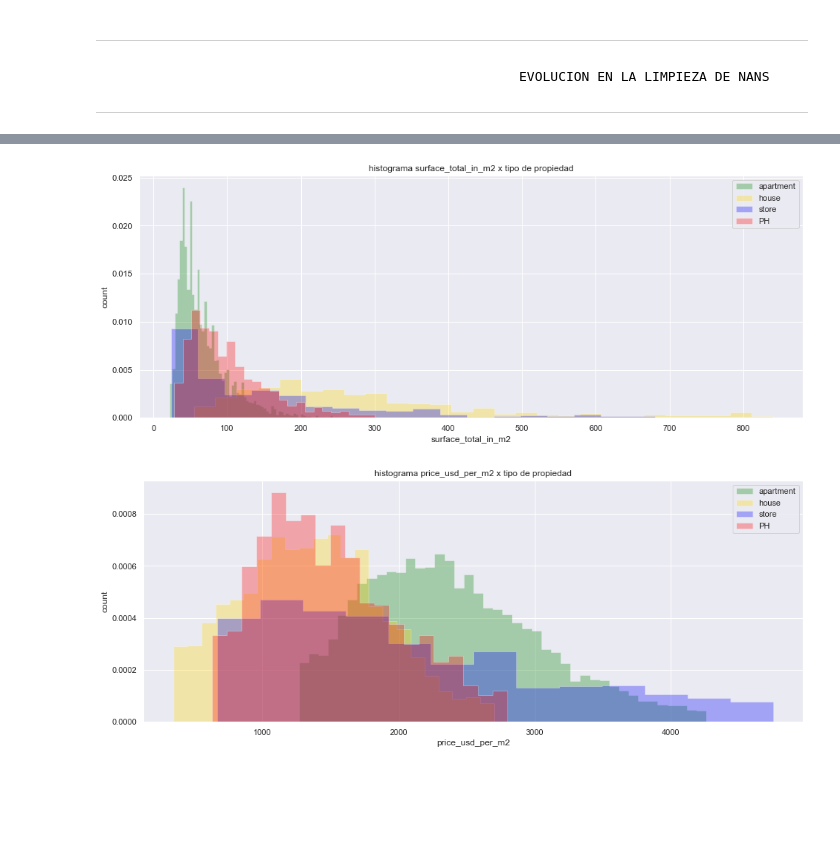
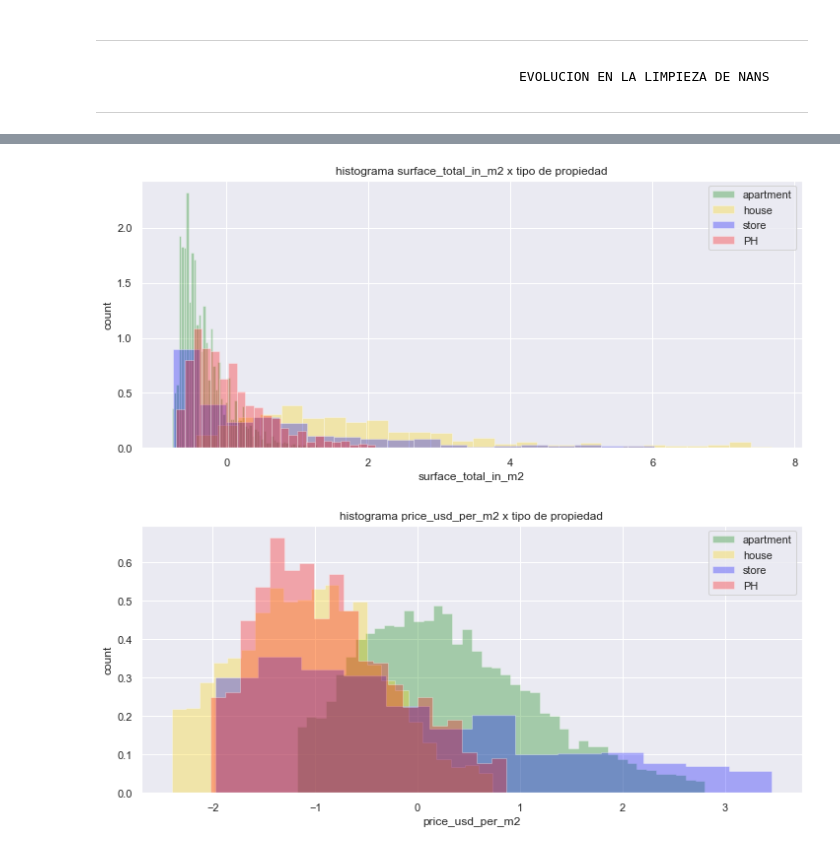
Before and after one commit to grupo4dhds/grupo4_git, a Jupyter notebook: workshop2_G4_main.ipynb, the cells around one changed output, grey strips where cells are left out. Saved outputs shown, nothing was run; the diff lists cells and outputs as text; code cells hidden in the pictures; blank space fills up the shorter version.

Commit message:
añadido: normalizacion y visualizacion

```diff
--- a/workshop2_G4_main.ipynb
+++ b/workshop2_G4_main.ipynb
@@ -846,0 +873,10 @@ data
+# %%
+serie_check = pd.Series({'property_type': 'house', 'state_name': 'Córdoba'})
+data = data.append(pd.DataFrame(serie_check).T)
+# la razón es que me queda una state_name sin un value de property_type y me molesta los labels ticks de visualizacion
+
+df = data_info(data, 'data')
+Dicto['data'] = df.to_dict(), data.to_dict()
+
+data.columns.name = 'data'
+data
@@ -882,0 +935,10 @@ data_norm
+# %%
+data_estandarizada = pd.DataFrame(data.iloc[:,:3])
+
+data_estandarizada['price_usd_per_m2'] = estandarizar(data, 'price_usd_per_m2')
+data_estandarizada['surface_total_in_m2'] = estandarizar(data, 'surface_total_in_m2')
+
+data_estandarizada['price'] = estandarizar(data, 'price')
+data_estandarizada['surface_covered_in_m2'] = estandarizar(data, 'surface_covered_in_m2')
+
+data_estandarizada
@@ -1108,36 +1096,32 @@ for i, propiedad in enumerate(list(data.property_type.unique())):
 # %%
-x1 = data[data.property_type == 'apartment']
-x2 = data[data.property_type == 'house']
-x3 = data[data.property_type == 'store']
-x4 = data[data.property_type == 'PH']
+x1 = data_estandarizada[data_estandarizada.property_type == 'apartment']
+x2 = data_estandarizada[data_estandarizada.property_type == 'house']
+x3 = data_estandarizada[data_estandarizada.property_type == 'store']
+x4 = data_estandarizada[data_estandarizada.property_type == 'PH']
 
-sns.set()
-fig = plt.figure(figsize=(16,6))
+fig = plt.figure(figsize=(12,5))
 
 kwargs= dict(title='histograma surface_total_in_m2 x tipo de propiedad', xlabel='surface_total_in_m2', ylabel='count')#xlim=(0,2500)
-ax[0] = plt.axes(**kwargs)
+ax1 = plt.axes(**kwargs)
+
+kwargs = dict(histtype='bar', alpha=0.3, bins='auto', align='mid')
+ax1.hist(x1.surface_total_in_m2, color='green', label='apartment', density=True, **kwargs)
+ax1.hist(x2.surface_total_in_m2, color='gold', label='house', density=True, **kwargs)
+ax1=plt.hist(x3.surface_total_in_m2, color='blue', label='store', density=True, **kwargs);
+ax1= plt.hist(x4.surface_total_in_m2, color='red', label='PH', density=True, **kwargs);
+plt.legend();
+
+
+fig = plt.figure(figsize=(12,5))
+kwargs= dict(title='histograma price_usd_per_m2 x tipo de propiedad', xlabel='price_usd_per_m2', ylabel='count')# yscale='log', , xlim=(0,10000)
+ax2 = plt.axes(**kwargs)
 
 kwargs = dict(histtype='stepfilled', alpha=0.3, bins='auto', align='mid')
-ax[0].hist(x1.surface_total_in_m2, color='green', label='apartment', density=True, **kwargs)
-ax[0].hist(x2.surface_total_in_m2, color='gold', label='house', density=True, **kwargs)
-ax[0]=plt.hist(x3.surface_total_in_m2, color='blue', label='store', density=True, **kwargs);
-ax[0]= plt.hist(x4.surface_total_in_m2, color='red', label='PH', density=True, **kwargs);
+ax2 =plt.hist(x1.price_usd_per_m2, color='green', label='apartment', density=True, **kwargs)
+ax2 =plt.hist(x2.price_usd_per_m2, color='gold', label='house', density=True, **kwargs)
+ax2 =plt.hist(x3.price_usd_per_m2, color='blue', label='store', density=True, **kwargs);
+ax2 =plt.hist(x4.price_usd_per_m2, color='red', label='PH', density=True, **kwargs);
 plt.legend();
-plt.show()
-
-fig = plt.figure(figsize=(16,6))
-
-kwargs= dict(title='histograma price_usd_per_m2 x tipo de propiedad', xlabel='price_usd_per_m2', ylabel='count')# yscale='log', , xlim=(0,10000)
-ax[1] = plt.axes(**kwargs)
-
-kwargs = dict(histtype='stepfilled', alpha=0.3, bins='auto', align='mid')
-ax[1] =plt.hist(x1.price_usd_per_m2, color='green', label='apartment', density=True, **kwargs)
-ax[1] =plt.hist(x2.price_usd_per_m2, color='gold', label='house', density=True, **kwargs)
-ax[1] =plt.hist(x3.price_usd_per_m2, color='blue', label='store', density=True, **kwargs);
-ax[1] =plt.hist(x4.price_usd_per_m2, color='red', label='PH', density=True, **kwargs);
-plt.legend();
-
-plt.show()
 # %% [output]
-[figure, old version]
+[figure, new version]
-[figure, old version]
+[figure, new version]
```
Also changed, not shown: parts of 37 cells of this notebook.
